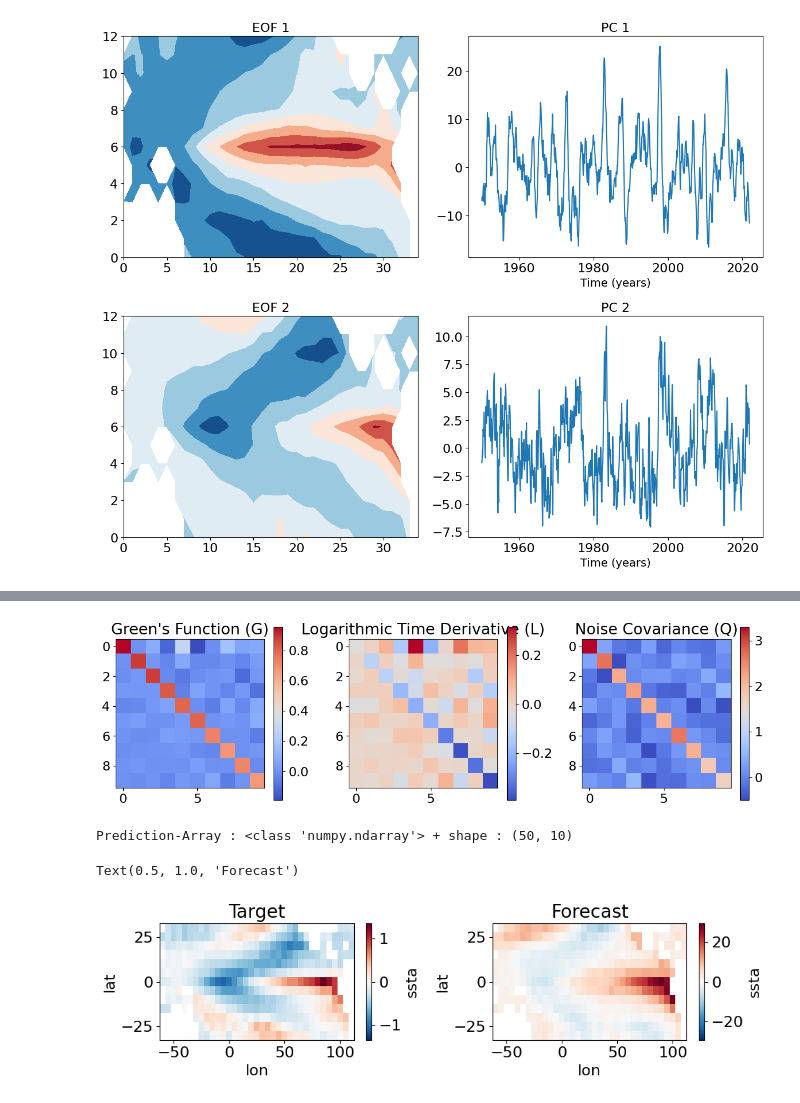
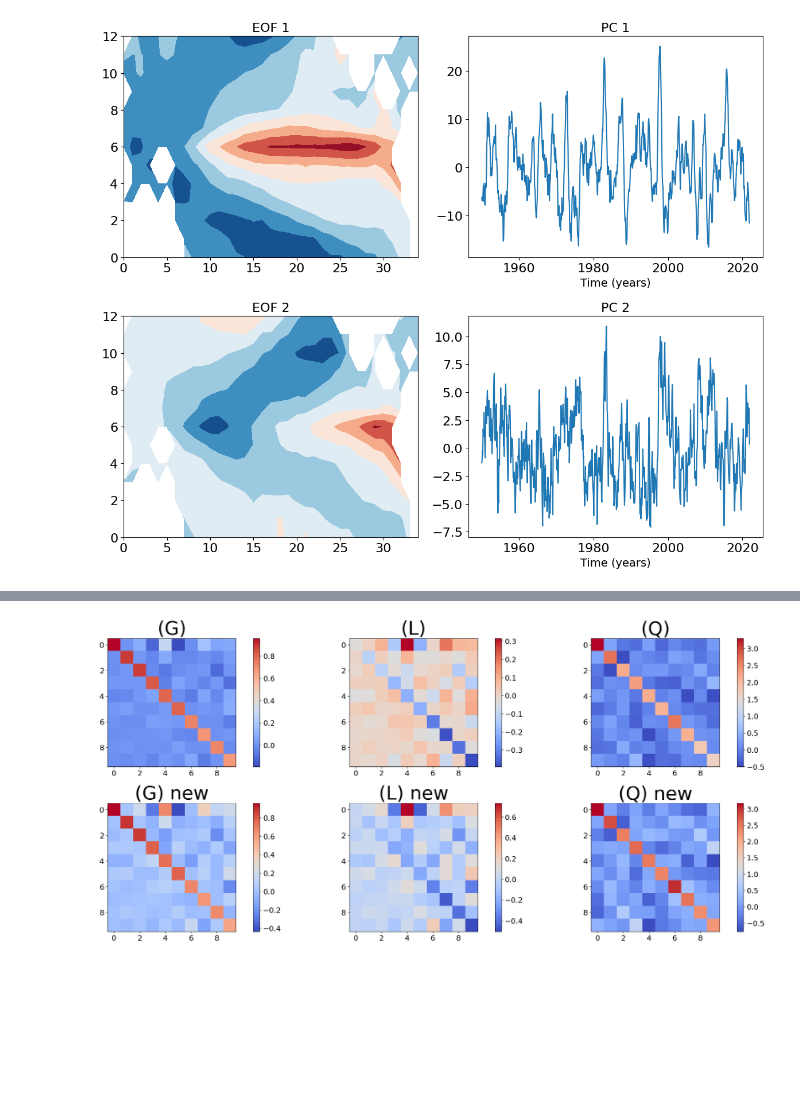
Before and after one commit to Felix6464/ML_Climate_Science_Research_Project, a Jupyter notebook: LIM/lim_data_generation.ipynb, the cells around one changed output, grey strips where cells are left out. Cells and saved outputs as stored; diff of their text form; code cells hidden in the pictures; blank space fills up the shorter version.

Commit message:
fixed noise integration

```diff
--- a/LIM/lim_data_generation.ipynb
+++ b/LIM/lim_data_generation.ipynb
@@ -83,23 +233,32 @@ Data train : <class 'numpy.ndarray'> + shape: (10, 691)
 # %%
 # Plot G, L, Q
-fig, axs = plt.subplots(1, 3, figsize=(12, 3.5))
+fig, axs = plt.subplots(2, 3, figsize=(25, 10))
 
 # Plot G
-im1 = axs[0].imshow(model.green_function, cmap='coolwarm')
-axs[0].set_title('Green\'s Function (G)')
-fig.colorbar(im1, ax=axs[0])
+im1 = axs[0][0].imshow(model.green_function, cmap='coolwarm')
+axs[0][0].set_title('(G)', fontsize=40)
+fig.colorbar(im1, ax=axs[0][0])
+im11 = axs[1][0].imshow(model2.green_function, cmap='coolwarm')
+axs[1][0].set_title('(G) new', fontsize=40)
+fig.colorbar(im11, ax=axs[1][0])
 
 # Plot L
-im2 = axs[1].imshow(np.real(model.logarithmic_matrix), cmap='coolwarm')
-axs[1].set_title('Logarithmic Time Derivative (L)')
-fig.colorbar(im2, ax=axs[1])
+im2 = axs[0][1].imshow(np.real(model.logarithmic_matrix), cmap='coolwarm')
+axs[0][1].set_title('(L)', fontsize=40)
+fig.colorbar(im2, ax=axs[0][1])
+im21 = axs[1][1].imshow(np.real(model2.logarithmic_matrix), cmap='coolwarm')
+axs[1][1].set_title('(L) new', fontsize=40)
+fig.colorbar(im21, ax=axs[1][1])
 
 # Plot Q
-im3 = axs[2].imshow(np.real(model.noise_covariance), cmap='coolwarm')
-axs[2].set_title('Noise Covariance (Q)')
-fig.colorbar(im3, ax=axs[2])
+im3 = axs[0][2].imshow(np.real(model.noise_covariance), cmap='coolwarm')
+axs[0][2].set_title('(Q)', fontsize=40)
+fig.colorbar(im3, ax=axs[0][2])
+im31 = axs[1][2].imshow(np.real(model2.noise_covariance), cmap='coolwarm')
+axs[1][2].set_title('(Q) new', fontsize=40)
+fig.colorbar(im31, ax=axs[1][2])
 
 plt.tight_layout()
 plt.show()
 # %% [output]
-[figure, old version]
+[figure, new version]
@@ -110,49 +264,0 @@ plt.show()
-# %%
-# Simulate stochastic differential equation
-
-x_input = data_test.isel(time=0)
-#x_input = data_test.isel(time=np.arange(0,10))
-times = x_input['time']
-x = x_input.data
-
-#forecast_output, forecast_output2 = model.forecast(x, [1,2,3])
-output_array = model.noise_integration(x, timesteps=49)
-print("Prediction-Array : {} + shape : {}".format(type(output_array), output_array.shape))
-# %% [output]
-Prediction-Array : <class 'numpy.ndarray'> + shape : (50, 10)
-# %%
-# Transform back to data space (denoted with y) and plot the time evolution of selected components
-
-lag = 1
-
-# Choose a time index to plot
-time_index = 10
-
-x_input = data_test.isel(time=np.arange(0,50))
-times = x_input['time']
-x = x_input.data
-prediction_array = output_array.T
-
-#print("X : {} + shape : {}".format(x, x.shape))
-#print("Output_array : {} + shape : {}".format(output_array, output_array.shape))
-
-# Reconstruct the input and forecasted data
-reconstructed_input = pca_10.reconstruction(x[:, lag:], newdim=times[lag:])
-reconstructed_forecast = pca_10.reconstruction(prediction_array[:, :-lag], newdim=times[lag:])
-
-#print("Reconstructed_input : {} + shape : {}".format(type(reconstructed_input), reconstructed_input.shape))
-#print("Reconstructed_forecast : {} + shape : {}".format(type(reconstructed_forecast), reconstructed_forecast.shape))
-
-# Define plot parameters
-plot_params = {'tsa': dict(vmin=-2, vmax=2, eps=0.25),
-               'zosa': dict(vmin=-0.1, vmax=.1, eps=0.025)}
-
-# Plot the input and forecasted data at the chosen time index
-fig, axs = plt.subplots(1,2, figsize=(10, 3))
-reconstructed_input.isel(time=time_index).plot(ax=axs[0])
-axs[0].set_title("Target")
-reconstructed_forecast.isel(time=time_index).plot(ax=axs[1])
-axs[1].set_title("Forecast")
-# %% [output]
-Text(0.5, 1.0, 'Forecast')
-[figure, removed]
```
Also changed, not shown: parts of 9 cells of this notebook, 1 other file.
